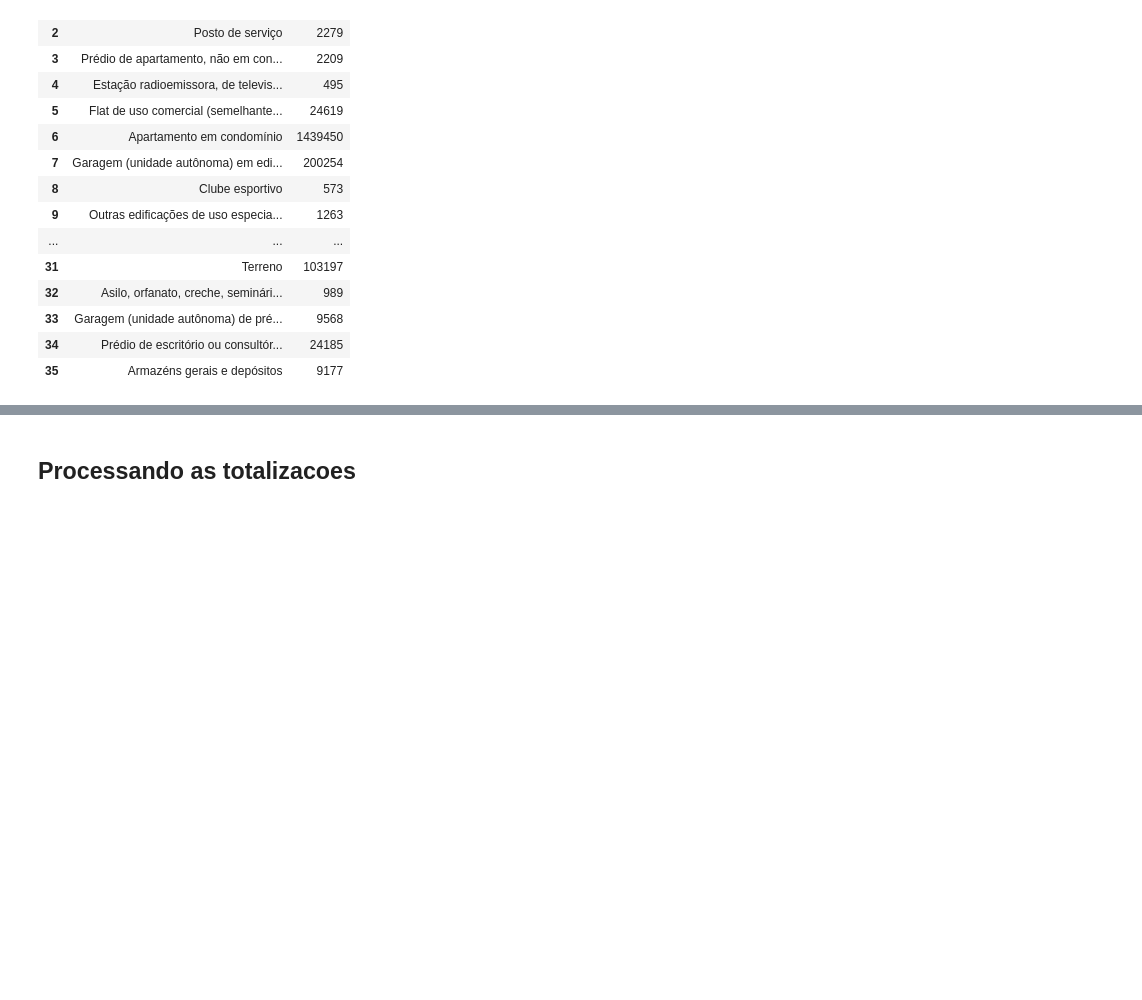
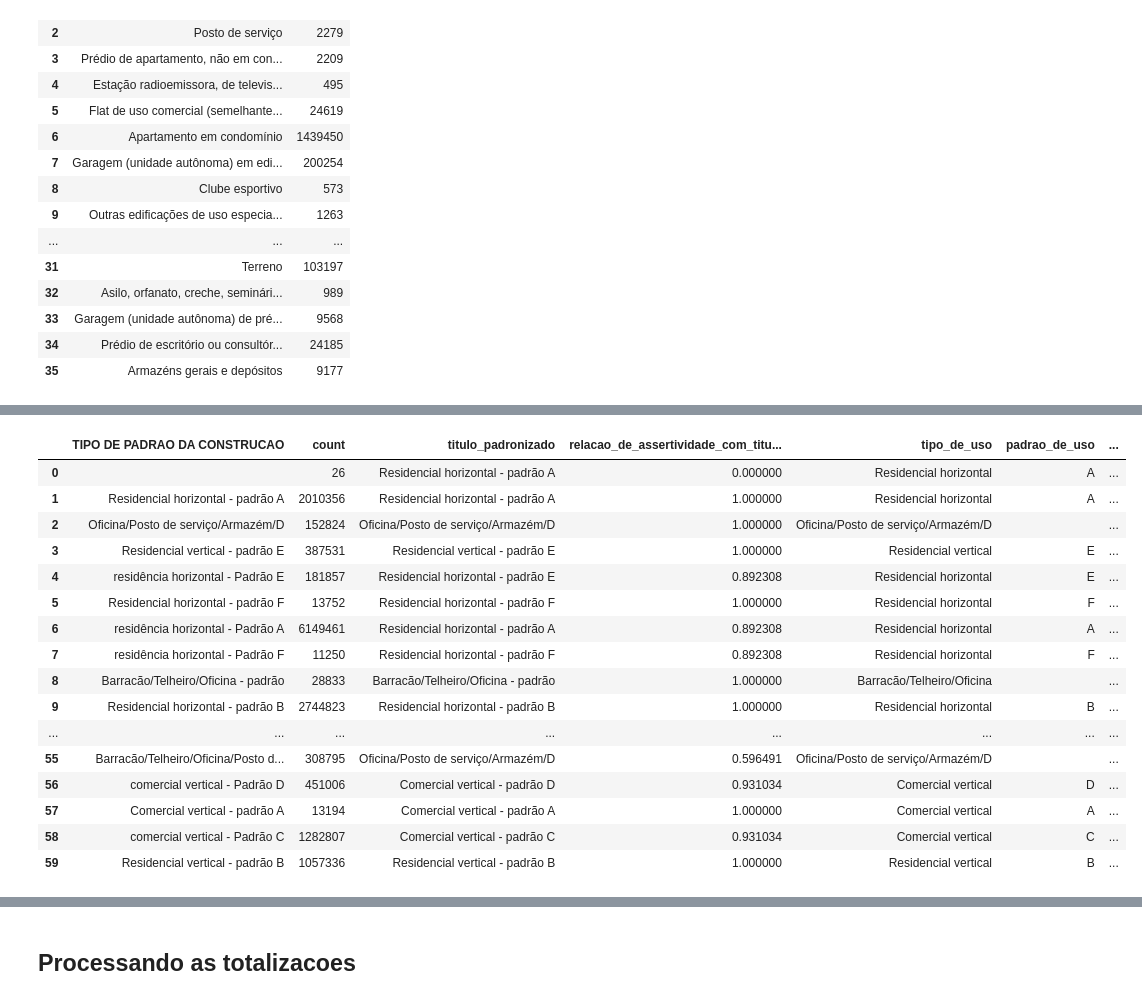
Before and after one commit to cem-usp/dash-iptu, a Jupyter notebook: 01 - Preparando dados do IPTU de 2022.ipynb, the cells around one changed output, grey strips where cells are left out. Drawn from its saved outputs; the diff is of its cells as text; code cells hidden in the pictures; blank space fills up the shorter version.

```diff
--- a/01 - Preparando dados do IPTU de 2022.ipynb
+++ b/01 - Preparando dados do IPTU de 2022.ipynb
@@ -231,0 +311,4 @@ df_iptu.shape
+# %%
+df_padroes_usos_2022 = df_iptu[df_iptu['ANO DO EXERCICIO'] == 2022].groupby('TIPO DE PADRAO DA CONSTRUCAO').agg('count').to_pandas_df()
+df_padroes_usos_2022.loc[df_padroes_usos_2022['TIPO DE PADRAO DA CONSTRUCAO'] == 'TERRENO', 'TIPO DE PADRAO DA CONSTRUCAO'] = 'Terreno'
+df_padroes_usos_2022
@@ -231,0 +333,4 @@ df_iptu.shape
+# %%
+df_padroes_usos = df_iptu.groupby('TIPO DE PADRAO DA CONSTRUCAO').agg('count').to_pandas_df()
+df_padroes_usos.fillna('', inplace=True)
+df_padroes_usos
@@ -231,0 +355,51 @@ df_iptu.shape
+# %%
+results, ratios = [], []
+
+for i, row in df_padroes_usos.iterrows():
+
+    similaridade = df_padroes_usos_2022['TIPO DE PADRAO DA CONSTRUCAO'].apply(lambda x: SequenceMatcher(None, row['TIPO DE PADRAO DA CONSTRUCAO'], x).ratio())
+
+    results.append(df_padroes_usos_2022.iloc[similaridade.idxmax()]['TIPO DE PADRAO DA CONSTRUCAO'])
+
+    ratios.append(similaridade.max())
+
+df_padroes_usos['titulo_padronizado'] = results # Os títulos costumam variar, portanto esse campo será referência para os agrupamentos
+df_padroes_usos['relacao_de_assertividade_com_titulo_padronizado'] = ratios
+# %%
+# df_padroes_usos
+df_padroes_usos['tipo_de_uso'] = df_padroes_usos['titulo_padronizado'].str.split("-").apply(lambda x: x[0] if x[0][-1] != ' ' else x[0][:-1])
+df_padroes_usos['padrao_de_uso'] = df_padroes_usos['titulo_padronizado'].str.split("-").apply(lambda x: x[-1][-1] if x[-1][-3] == 'o' else '')
+
+df_padroes_usos.loc[(df_padroes_usos.padrao_de_uso == 'A') |
+                    (df_padroes_usos.padrao_de_uso == 'B'),
+                    'classe_de_uso'] = 'Baixo'
+
+df_padroes_usos.loc[df_padroes_usos.padrao_de_uso == 'C',
+                    'classe_de_uso'] = 'Médio'
+
+df_padroes_usos.loc[(df_padroes_usos.padrao_de_uso == 'D') |
+                    (df_padroes_usos.padrao_de_uso == 'E') |
+                    (df_padroes_usos.padrao_de_uso == 'F'),
+                    'classe_de_uso'] = 'Alto'
+
+df_padroes_usos.fillna('', inplace=True)
+# %%
+df_padroes_usos
+# %% [output]
+|  | TIPO DE PADRAO DA CONSTRUCAO | count | titulo_padronizado | relacao_de_assertividade_com_titu... | tipo_de_uso | padrao_de_uso | ... |
+| 0 |  | 26 | Residencial horizontal - padrão A | 0.000000 | Residencial horizontal | A | ... |
+| 1 | Residencial horizontal - padrão A | 2010356 | Residencial horizontal - padrão A | 1.000000 | Residencial horizontal | A | ... |
+| 2 | Oficina/Posto de serviço/Armazém/D | 152824 | Oficina/Posto de serviço/Armazém/D | 1.000000 | Oficina/Posto de serviço/Armazém/D |  | ... |
+| 3 | Residencial vertical - padrão E | 387531 | Residencial vertical - padrão E | 1.000000 | Residencial vertical | E | ... |
+| 4 | residência horizontal - Padrão E | 181857 | Residencial horizontal - padrão E | 0.892308 | Residencial horizontal | E | ... |
+| 5 | Residencial horizontal - padrão F | 13752 | Residencial horizontal - padrão F | 1.000000 | Residencial horizontal | F | ... |
+| 6 | residência horizontal - Padrão A | 6149461 | Residencial horizontal - padrão A | 0.892308 | Residencial horizontal | A | ... |
+| 7 | residência horizontal - Padrão F | 11250 | Residencial horizontal - padrão F | 0.892308 | Residencial horizontal | F | ... |
+| 8 | Barracão/Telheiro/Oficina - padrão | 28833 | Barracão/Telheiro/Oficina - padrão | 1.000000 | Barracão/Telheiro/Oficina |  | ... |
+| 9 | Residencial horizontal - padrão B | 2744823 | Residencial horizontal - padrão B | 1.000000 | Residencial horizontal | B | ... |
+| ... | ... | ... | ... | ... | ... | ... | ... |
+| 55 | Barracão/Telheiro/Oficina/Posto d... | 308795 | Oficina/Posto de serviço/Armazém/D | 0.596491 | Oficina/Posto de serviço/Armazém/D |  | ... |
+| 56 | comercial vertical - Padrão D | 451006 | Comercial vertical - padrão D | 0.931034 | Comercial vertical | D | ... |
+| 57 | Comercial vertical - padrão A | 13194 | Comercial vertical - padrão A | 1.000000 | Comercial vertical | A | ... |
+| 58 | comercial vertical - Padrão C | 1282807 | Comercial vertical - padrão C | 0.931034 | Comercial vertical | C | ... |
+| 59 | Residencial vertical - padrão B | 1057336 | Residencial vertical - padrão B | 1.000000 | Residencial vertical | B | ... |
```
Also changed, not shown: parts of 32 cells of this notebook, 9 other files.
